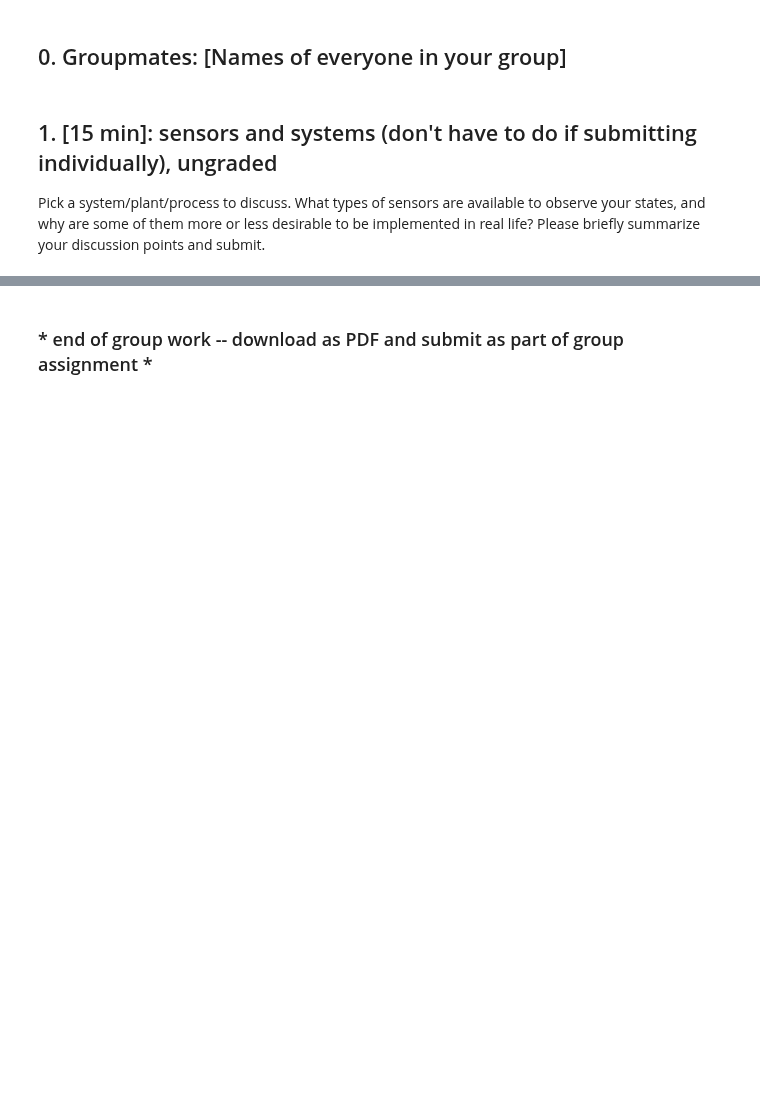
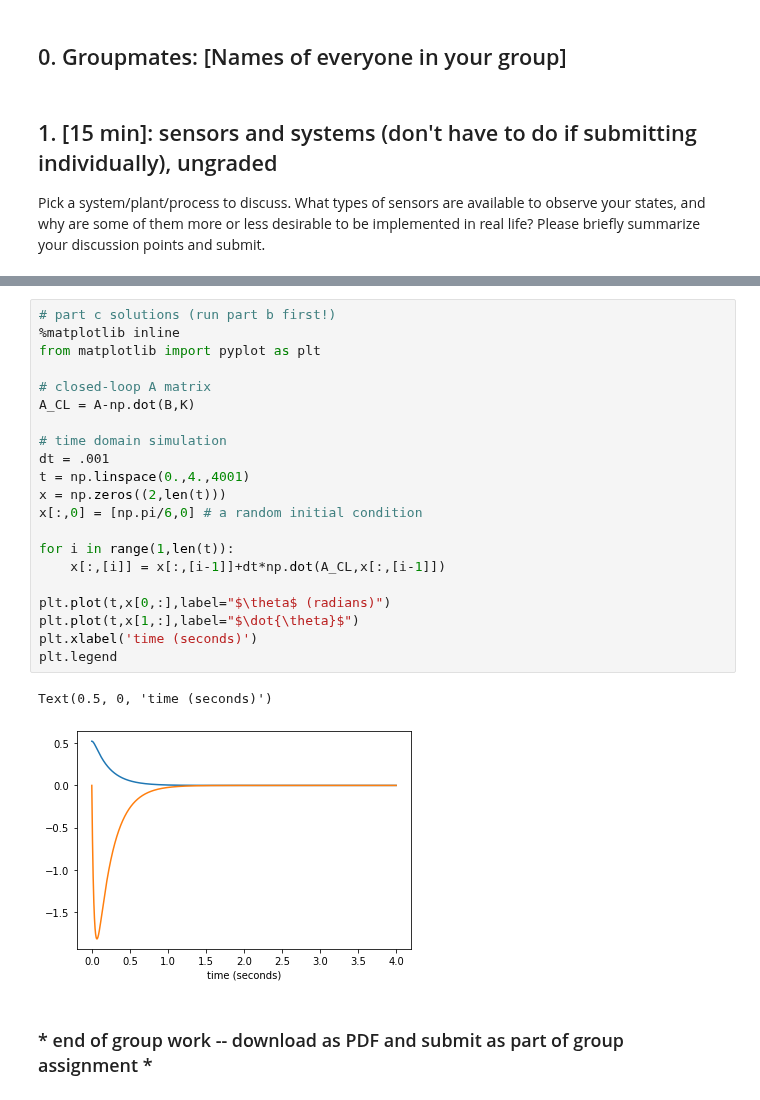
Before and after one commit to JGSuw/ee447_hw_solutions_public, a Jupyter notebook: 447_hw6_solution.ipynb, the cells around one changed output, grey strips where cells are left out. Cells and saved outputs as stored; diff of their text form; blank space fills up the shorter version.

```diff
--- a/447_hw6_solution.ipynb
+++ b/447_hw6_solution.ipynb
@@ -56,3 +126,27 @@ c. Implement a simulation of the closed-loop system using parameter values from
+# %%
+# part c solutions (run part b first!)
+%matplotlib inline
+from matplotlib import pyplot as plt
+
+# closed-loop A matrix
+A_CL = A-np.dot(B,K)
+
+# time domain simulation
+dt = .001
+t = np.linspace(0.,4.,4001)
+x = np.zeros((2,len(t)))
+x[:,0] = [np.pi/6,0] # a random initial condition
+
+for i in range(1,len(t)):
+    x[:,[i]] = x[:,[i-1]]+dt*np.dot(A_CL,x[:,[i-1]])
+
+plt.plot(t,x[0,:],label="$\theta$ (radians)")
+plt.plot(t,x[1,:],label="$\dot{\theta}$")
+plt.xlabel('time (seconds)')
+plt.legend
+# %% [output]
+Text(0.5, 0, 'time (seconds)')
+[figure, added]
 # %% [markdown]
 ### * end of group work -- download as PDF and submit as part of group assignment *
 # %% [markdown]
```
Also changed, not shown: parts of 2 cells of this notebook.
